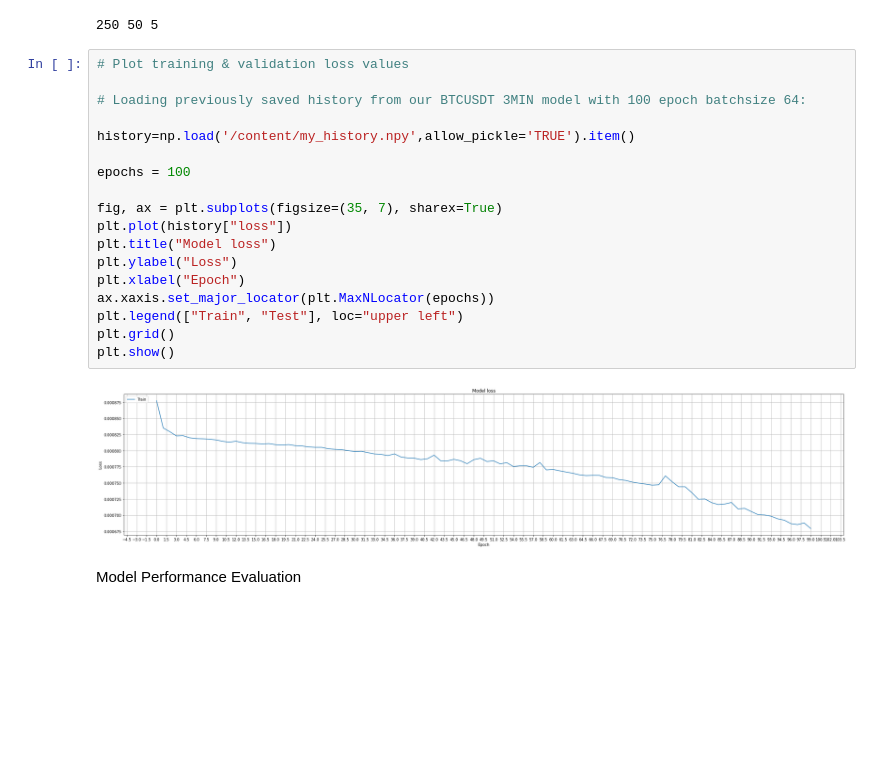
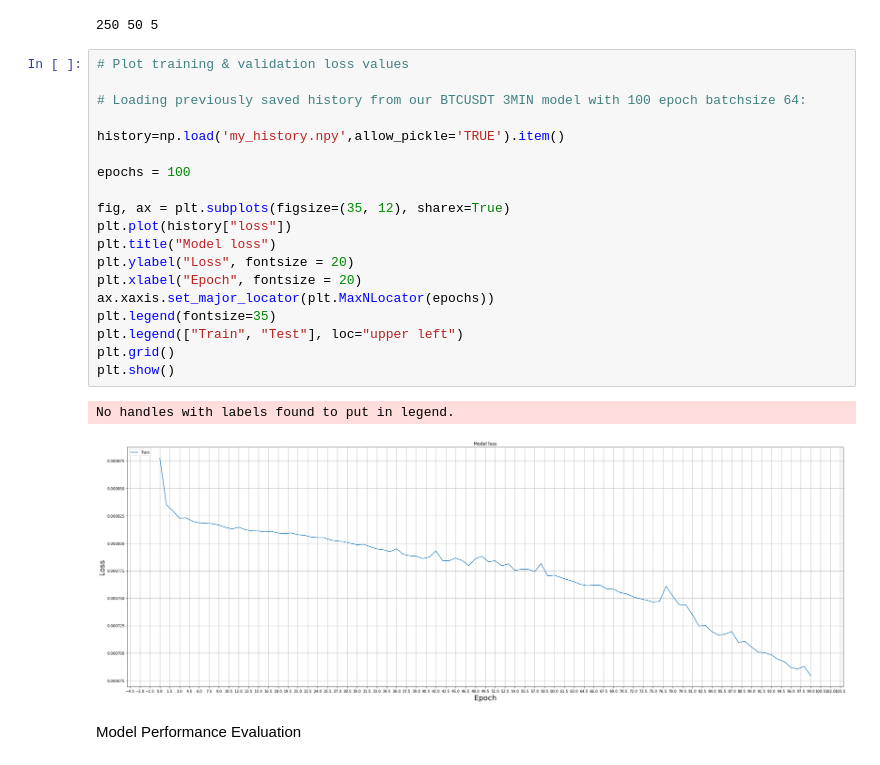
Before and after one commit to HoussamZak/Crypto_1H_Prediction_-_EDA, a Jupyter notebook: Predictor_Bot.ipynb, the cells around one changed output. Saved outputs shown, nothing was run; the diff lists cells and outputs as text; blank space fills up the shorter version.

```diff
--- a/Predictor_Bot.ipynb
+++ b/Predictor_Bot.ipynb
@@ -191,23 +193,25 @@ model.compile(optimizer='adam', loss='mse')
 # %%
 # Plot training & validation loss values
 
 # Loading previously saved history from our BTCUSDT 3MIN model with 100 epoch batchsize 64:
 
-history=np.load('/content/my_history.npy',allow_pickle='TRUE').item()
+history=np.load('my_history.npy',allow_pickle='TRUE').item()
 
 epochs = 100
 
-fig, ax = plt.subplots(figsize=(35, 7), sharex=True)
+fig, ax = plt.subplots(figsize=(35, 12), sharex=True)
 plt.plot(history["loss"])
 plt.title("Model loss")
-plt.ylabel("Loss")
-plt.xlabel("Epoch")
+plt.ylabel("Loss", fontsize = 20)
+plt.xlabel("Epoch", fontsize = 20)
 ax.xaxis.set_major_locator(plt.MaxNLocator(epochs))
+plt.legend(fontsize=35)
 plt.legend(["Train", "Test"], loc="upper left")
 plt.grid()
 plt.show()
 # %% [output]
+No handles with labels found to put in legend.
-[figure, old version]
+[figure, new version]
 # %% [markdown]
 Model Performance Evaluation
 # %%
```
Also changed, not shown: parts of 8 cells of this notebook.
